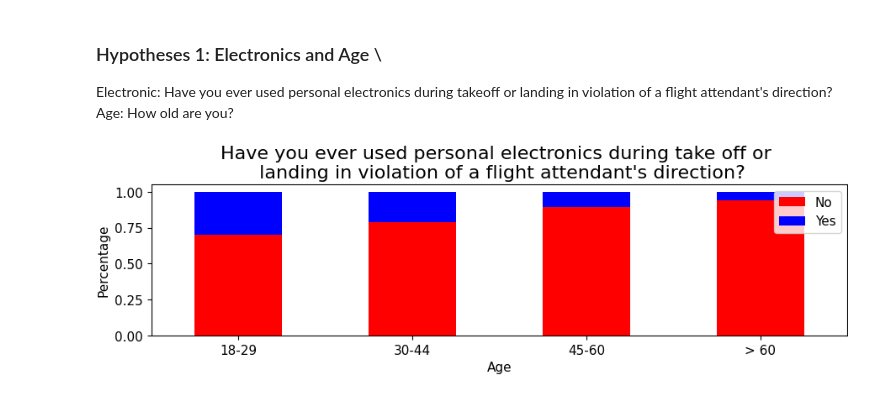
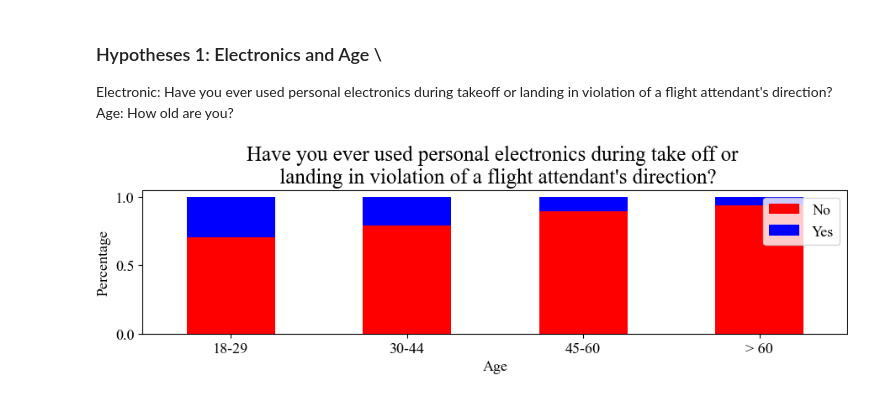
Before and after one commit to mloenker/flying-etiquette-data-lit, a Jupyter notebook: exp/hypotheses/hypotheses_1.ipynb, the cells around one changed output. Drawn from its saved outputs; the diff is of its cells as text; code cells hidden in the pictures.

Commit message:
New plot creation parameters

```diff
--- a/exp/hypotheses/hypotheses_1.ipynb
+++ b/exp/hypotheses/hypotheses_1.ipynb
@@ -23,7 +23,6 @@ PATH_CODED_CSV = '../../data/coded.csv'
 event = "Have you ever used personal electronics during take off or landing in violation of a flight attendant's direction?"
 condition = 'Age'
 
-
 df  = pd.read_csv(PATH_CODED_CSV)
 
  # set plotting stylesheet
@@ -31,49 +30,50 @@ plt.rcParams.update(bundles.icml2022(column='half', usetex=False))
 plt.rcParams.update({
     'text.usetex': False,
     'font.family': 'serif',
+    'font.serif': 'Times New Roman',
     'text.latex.preamble': '\\usepackage{times} ',
     'figure.figsize': (3.25*2.77, 2.0086104634371584*1.4),
     'figure.constrained_layout.use': True,
     'figure.autolayout': False,
     'savefig.bbox': 'tight',
     'savefig.pad_inches': 0.015,
-    'font.size': 11+5,
-    'axes.labelsize': 8+3,
-    'legend.fontsize': 8+3,
-    'xtick.labelsize': 8+3,
-    'ytick.labelsize': 8+3,
-    'axes.titlesize': 11+5
+    'font.size': 11+7,
+    'axes.labelsize': 8+5,
+    'legend.fontsize': 8+5,
+    'xtick.labelsize': 8+5,
+    'ytick.labelsize': 8+5,
+    'axes.titlesize': 11+7
 })
 plotter = MakeFeaturePlots(df, condition)
 
 conditional_prob = plotter.calculate_conditional_probability(df, condition, event)
 
 conditional_prob.plot(kind='bar', stacked=True, color=['#ff0000', '#0000ff'])
 # Use a specific color from tueplots.constants.color
 title = qs(conditional_prob.columns.name)
 
 plt.title("Have you ever used personal electronics during take off or \n landing in violation of a flight attendant's direction?")
 plt.xlabel(conditional_prob.index.name)
 plt.ylabel('Percentage')
 feature_name = ftbs(conditional_prob.columns.name)
 q_name = conditional_prob.index.name
 q_name_list = conditional_prob.index.tolist()
 
 answer_change = []
 for i in q_name_list:
     i = float(i)
     answer_change.append(ftbs(q_name, i))
 
 columns_list = []
 for i in conditional_prob.columns.tolist():
     i = float(i)
     columns_list.append(ftbs(conditional_prob.columns.name, i))
 
 plt.xticks(range(len(q_name_list)), answer_change, rotation=0)
 plt.legend(columns_list, loc='upper right')
 
 path_fig = '../../doc/AnalysisPassengerBehaviour/fig'
 plt.savefig(os.path.join(path_fig, 'hypo_1.pdf'))
 plt.show()
 # %% [output]
-[figure, old version]
+[figure, new version]
```
Also changed, not shown: 7 other files.
